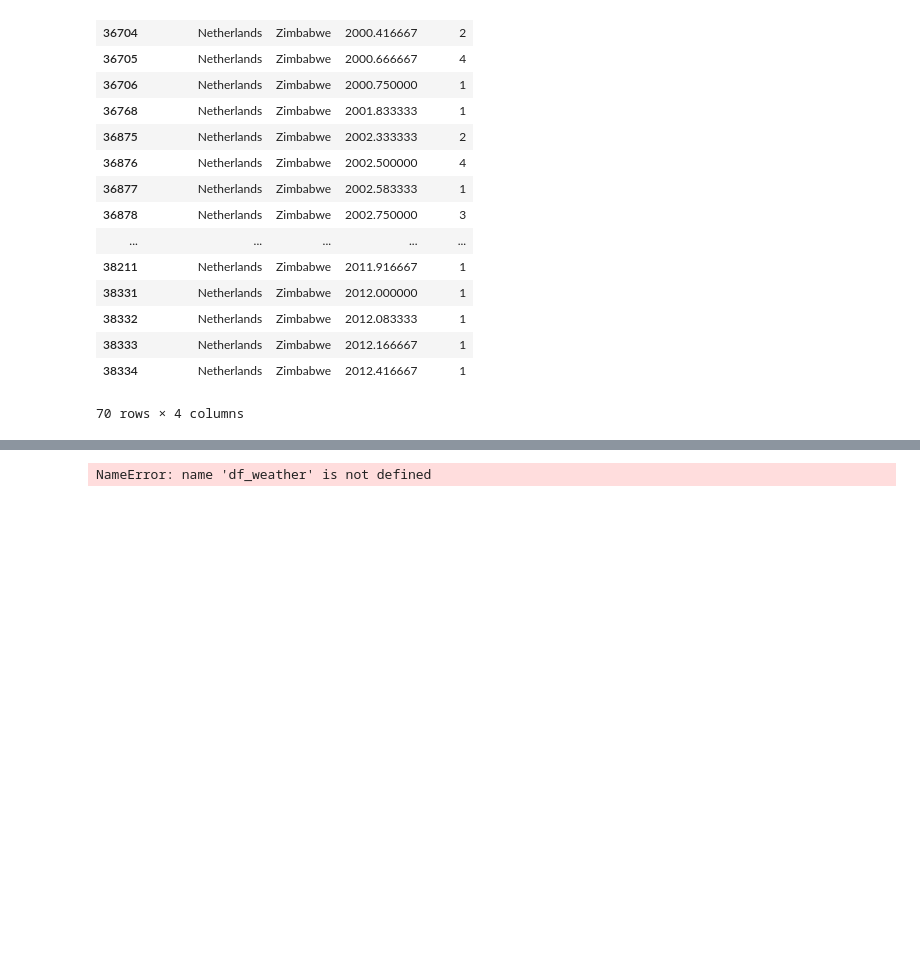
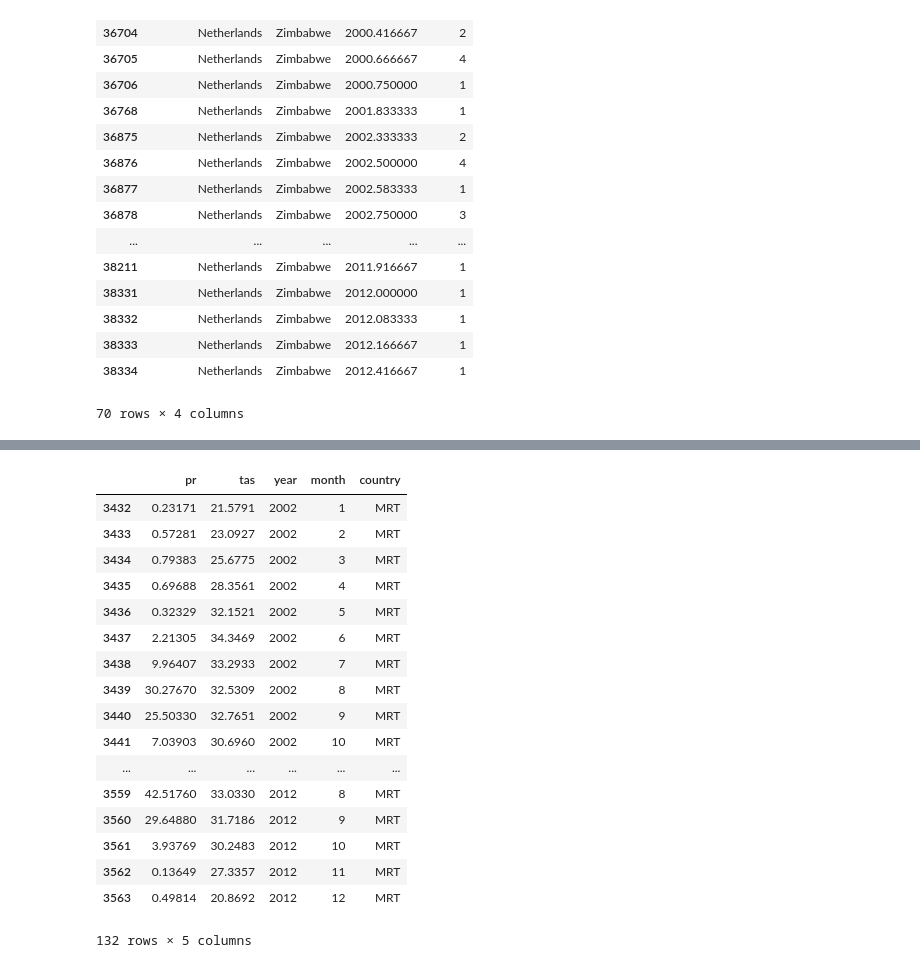
Before and after one commit to Take2001/DataProcessing, a Jupyter notebook: helpfiles/functie voor selectief plotten.ipynb, the cells around one changed output, grey strips where cells are left out. Drawn from its saved outputs; the diff is of its cells as text; code cells hidden in the pictures; blank space fills up the shorter version.

```diff
--- a/helpfiles/functie voor selectief plotten.ipynb
+++ b/helpfiles/functie voor selectief plotten.ipynb
@@ -71,17 +101,34 @@ NameError: name 'select_plot' is not defined
 # %%
 # geeft voor een #input_data van een #country de pr en tas vanaf #year1 tot en met #year2
-def select_plot_temperatuur_en_neerslag(input_data, country, year1, year2):
+def select_plot_temperature_en_precipitation(input_data, country, year1, year2):
     saved_dict = {'mauritania': 'MRT', 'lesotho': 'LSO', 'somalia': 'SOM', 'nigeria': 'NGA', 'tanzania': 'TZA', 'zambia': 'ZMB', 'burundi': 'BDI', 'afghanistan': 'AFG', 'mali': 'MLI', 'niger': 'NER', 'malawi': 'MWI', 'congo': 'ZAR', 'cabo verde': 'CPV', 'sudan': 'SDN', 'pakistan': 'PAK', 'burkina faso': 'BFA', 'rwanda': 'RWA', 'kenia': 'KEN', 'senegal': 'SEN', 'cameroon': 'CMR', 'sierra leone': 'SLE', 'iraq': 'IRQ', 'uganda': 'UGA', 'mozambique': 'MOZ', 'zimbabwe': 'ZWE', 'central african republic': 'CAF', 'ethiopia': 'ETH', 'guinea': 'GIN', 'liberia': 'LBR', 'djibouti': 'DJI', 'iran': 'IRN', 'madagascar': 'MDG', 'lebanon': 'LBN'}
 
     if country in saved_dict.keys():
         country = saved_dict[country]
     else:
         print("Please enter correct country name")
 
     input_data = pd.DataFrame(input_data.loc[input_data['country'] == country])
     input_data = input_data.loc[(input_data['year'] > year1 - 1) & (input_data['year'] < year2 + 1)]
     return input_data
 
-select_plot_temperatuur_en_neerslag(df_weather, 'mauritania', 2002, 2012)
+select_plot_temperature_en_precipitation(df_weather, 'mauritania', 2002, 2012)
 # %% [output]
+|  | pr | tas | year | month | country |
+| 3432 | 0.23171 | 21.5791 | 2002 | 1 | MRT |
+| 3433 | 0.57281 | 23.0927 | 2002 | 2 | MRT |
+| 3434 | 0.79383 | 25.6775 | 2002 | 3 | MRT |
+| 3435 | 0.69688 | 28.3561 | 2002 | 4 | MRT |
+| 3436 | 0.32329 | 32.1521 | 2002 | 5 | MRT |
+| 3437 | 2.21305 | 34.3469 | 2002 | 6 | MRT |
+| 3438 | 9.96407 | 33.2933 | 2002 | 7 | MRT |
+| 3439 | 30.27670 | 32.5309 | 2002 | 8 | MRT |
+| 3440 | 25.50330 | 32.7651 | 2002 | 9 | MRT |
+| 3441 | 7.03903 | 30.6960 | 2002 | 10 | MRT |
+| ... | ... | ... | ... | ... | ... |
+| 3559 | 42.51760 | 33.0330 | 2012 | 8 | MRT |
+| 3560 | 29.64880 | 31.7186 | 2012 | 9 | MRT |
+| 3561 | 3.93769 | 30.2483 | 2012 | 10 | MRT |
+| 3562 | 0.13649 | 27.3357 | 2012 | 11 | MRT |
+| 3563 | 0.49814 | 20.8692 | 2012 | 12 | MRT |
-NameError: name 'df_weather' is not defined
+132 rows × 5 columns
```
Also changed, not shown: parts of 7 cells of this notebook.
